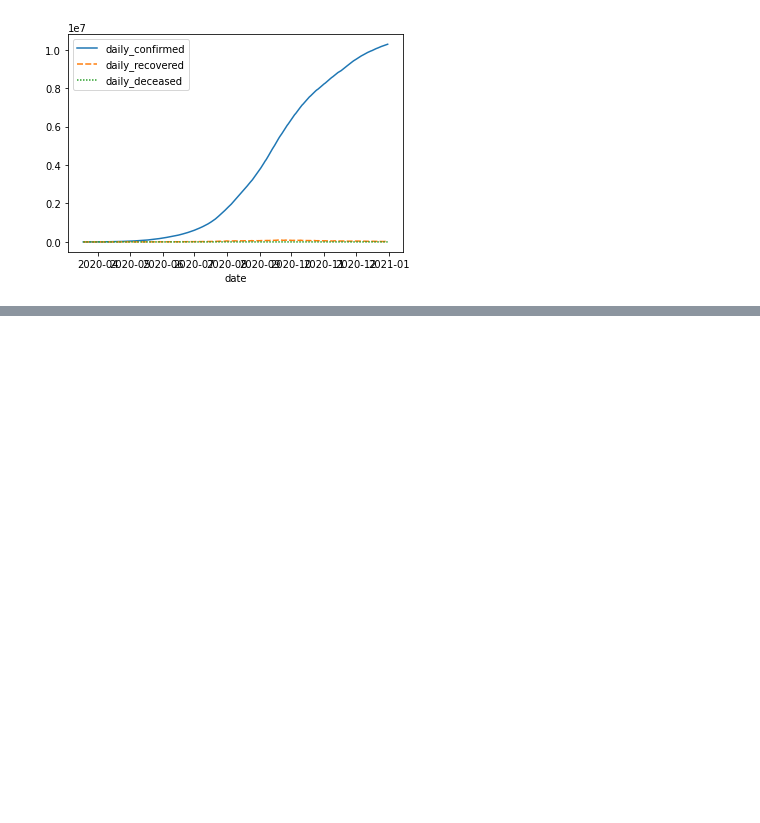
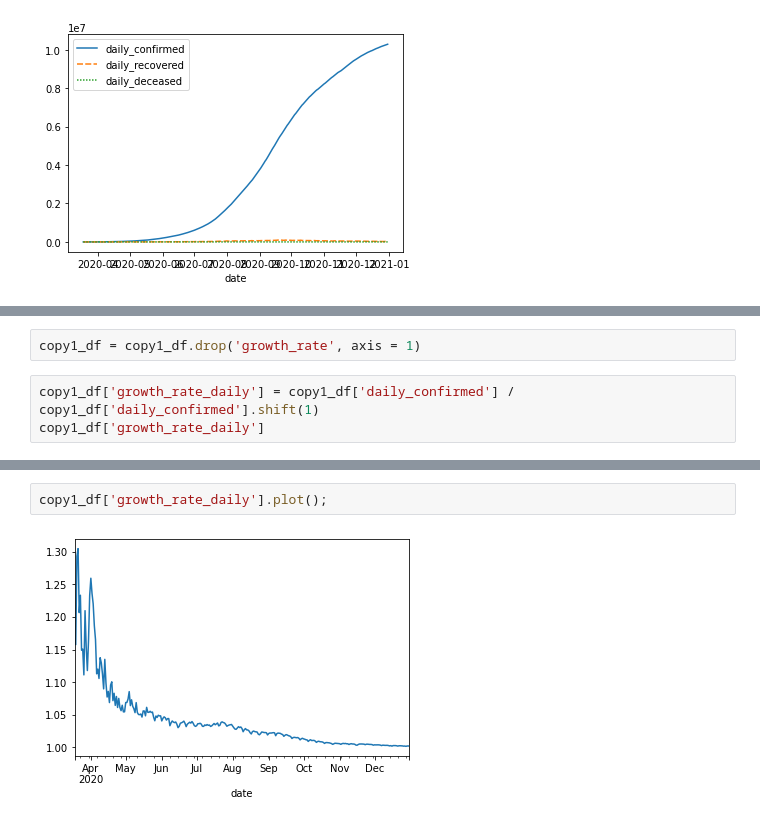
Before and after one commit to enumulak/EK_ML, a Jupyter notebook: Projects/Covid19_India/Notebooks/Covid_IndiaAnalysis_TestBed.ipynb, the cells around one changed output, grey strips where cells are left out. Saved outputs shown, nothing was run; the diff lists cells and outputs as text; blank space fills up the shorter version.

```diff
--- a/Projects/Covid19_India/Notebooks/Covid_IndiaAnalysis_TestBed.ipynb
+++ b/Projects/Covid19_India/Notebooks/Covid_IndiaAnalysis_TestBed.ipynb
@@ -795,0 +835,5 @@ sns.lineplot(data = daily_df)
+# %%
+copy1_df = copy1_df.drop('growth_rate', axis = 1)
+# %%
+copy1_df['growth_rate_daily'] = copy1_df['daily_confirmed'] / copy1_df['daily_confirmed'].shift(1)
+copy1_df['growth_rate_daily']
@@ -795,0 +854,4 @@ sns.lineplot(data = daily_df)
+# %%
+copy1_df['growth_rate_daily'].plot();
+# %% [output]
+[figure, added]
```
Also changed, not shown: parts of 4 cells of this notebook.
